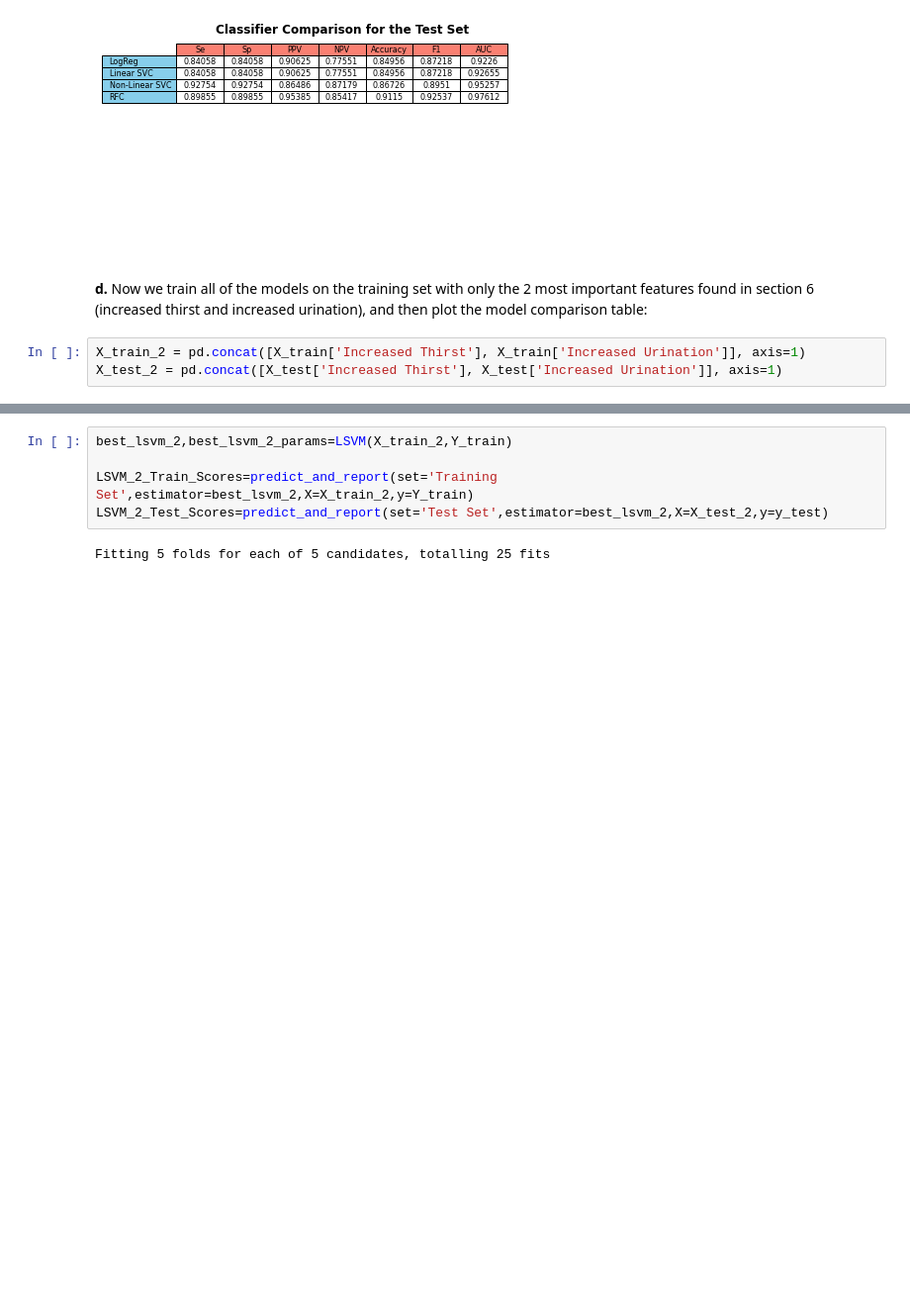
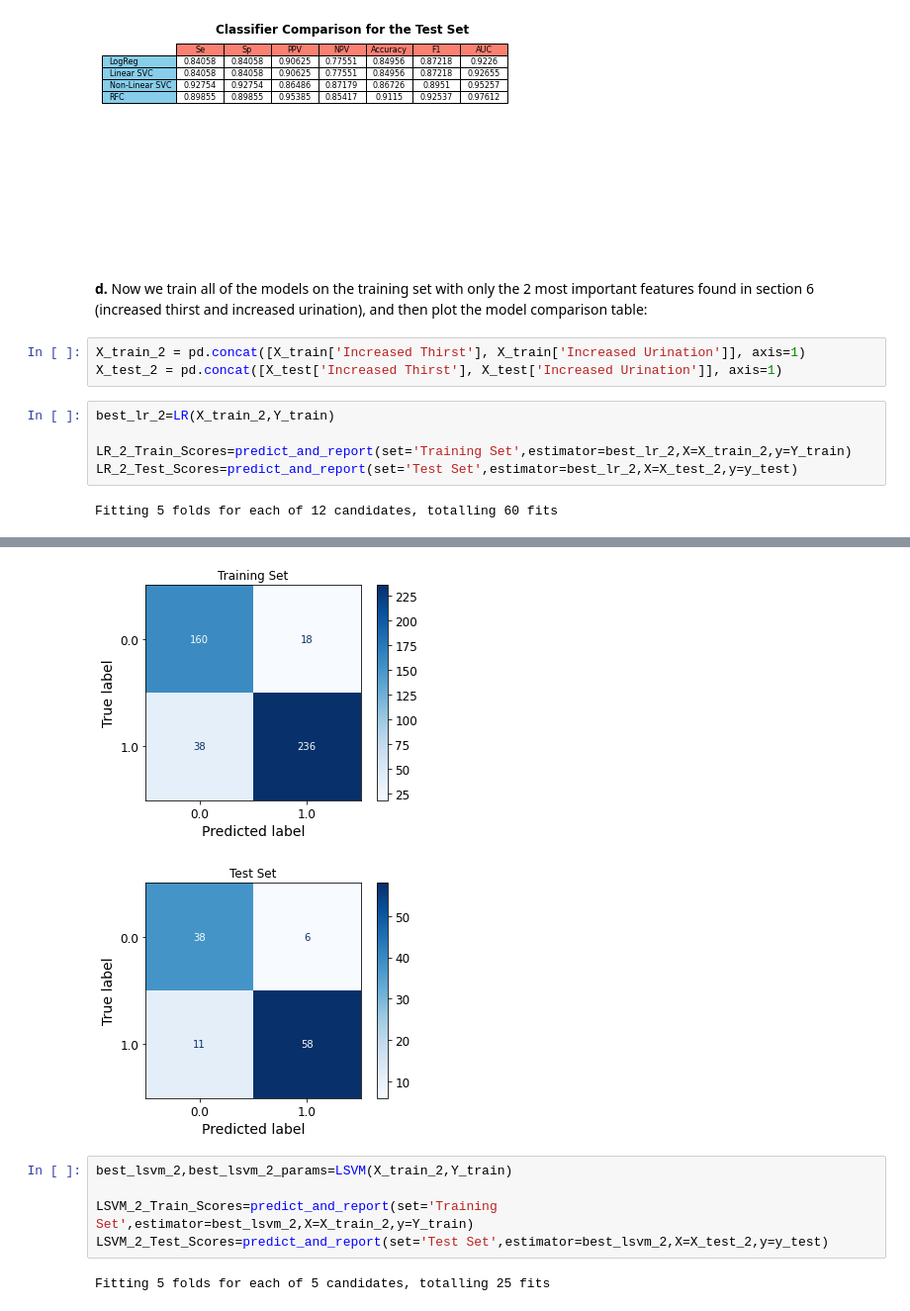
Before and after one commit to mlh-master/hw2_mlh-nathan-and-dekel, a Jupyter notebook: HW2_NoteBook.ipynb, the cells around one changed output, grey strips where cells are left out. Shown at 99% size. Drawn from its saved outputs; the diff is of its cells as text; blank space fills up the shorter version.

```diff
--- a/HW2_NoteBook.ipynb
+++ b/HW2_NoteBook.ipynb
@@ -469,3 +466,10 @@ Model_Comparison_Table(Table_Data=Scores_Test_pca, Title='Classifier Comparison
 # %%
 X_train_2 = pd.concat([X_train['Increased Thirst'], X_train['Increased Urination']], axis=1)
 X_test_2 = pd.concat([X_test['Increased Thirst'], X_test['Increased Urination']], axis=1)
+# %%
+best_lr_2=LR(X_train_2,Y_train)
+
+LR_2_Train_Scores=predict_and_report(set='Training Set',estimator=best_lr_2,X=X_train_2,y=Y_train)
+LR_2_Test_Scores=predict_and_report(set='Test Set',estimator=best_lr_2,X=X_test_2,y=y_test)
+# %% [output]
+Fitting 5 folds for each of 12 candidates, totalling 60 fits
@@ -472,3 +478,5 @@ X_test_2 = pd.concat([X_test['Increased Thirst'], X_test['Increased Urination']]
+[figure, added]
+[figure, added]
 # %%
 best_lsvm_2,best_lsvm_2_params=LSVM(X_train_2,Y_train)
 
```
Also changed, not shown: parts of 15 cells of this notebook.
